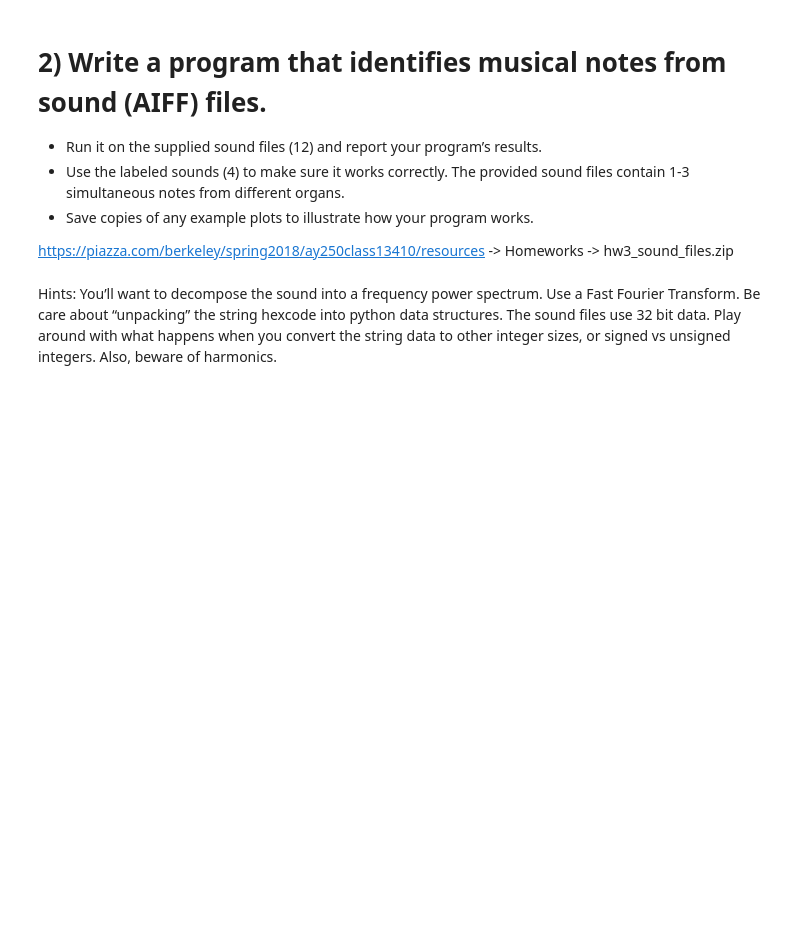
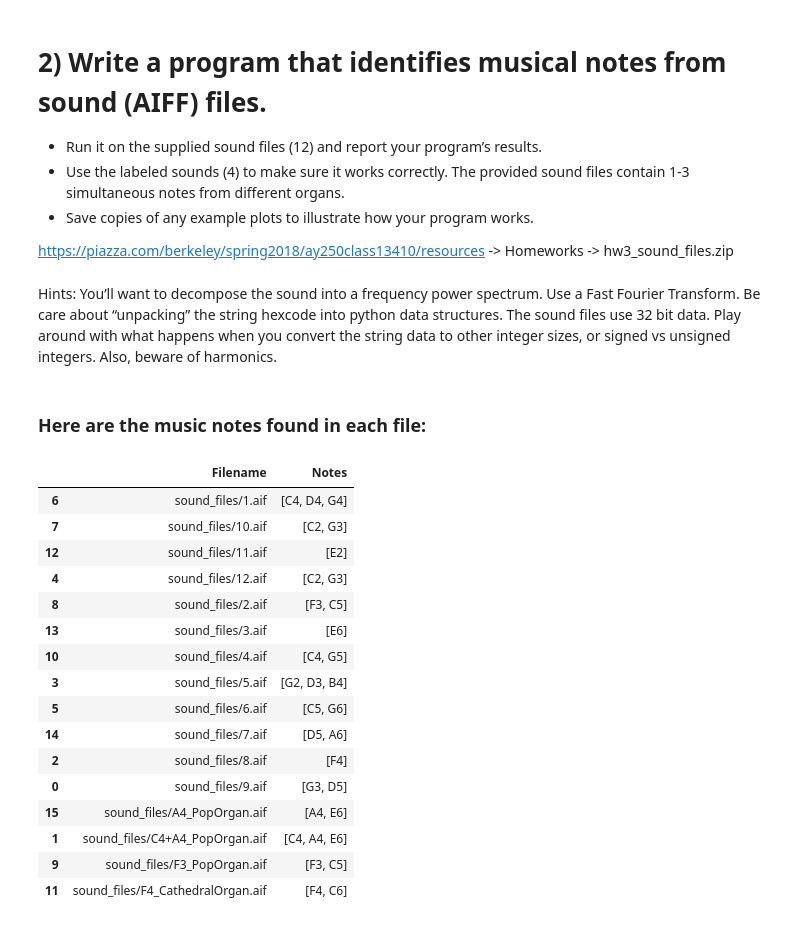
Before and after one commit to giangdip2410/watkins-ay250-s2018-hw, a Jupyter notebook: hw_3/hw_3_assignment.ipynb, the cells around one changed output. Drawn from its saved outputs; the diff is of its cells as text; code cells hidden in the pictures; blank space fills up the shorter version.

```diff
--- a/hw_3/hw_3_assignment.ipynb
+++ b/hw_3/hw_3_assignment.ipynb
@@ -346,0 +406,22 @@ Hints: You’ll want to decompose the sound into a frequency power spectrum. Use
+# %% [markdown]
+### Here are the music notes found in each file:
+# %%
+df.sort_values(by=["Filename"])
+# %% [output]
+|  | Filename | Notes |
+| 6 | sound_files/1.aif | [C4, D4, G4] |
+| 7 | sound_files/10.aif | [C2, G3] |
+| 12 | sound_files/11.aif | [E2] |
+| 4 | sound_files/12.aif | [C2, G3] |
+| 8 | sound_files/2.aif | [F3, C5] |
+| 13 | sound_files/3.aif | [E6] |
+| 10 | sound_files/4.aif | [C4, G5] |
+| 3 | sound_files/5.aif | [G2, D3, B4] |
+| 5 | sound_files/6.aif | [C5, G6] |
+| 14 | sound_files/7.aif | [D5, A6] |
+| 2 | sound_files/8.aif | [F4] |
+| 0 | sound_files/9.aif | [G3, D5] |
+| 15 | sound_files/A4_PopOrgan.aif | [A4, E6] |
+| 1 | sound_files/C4+A4_PopOrgan.aif | [C4, A4, E6] |
+| 9 | sound_files/F3_PopOrgan.aif | [F3, C5] |
+| 11 | sound_files/F4_CathedralOrgan.aif | [F4, C6] |
```
Also changed, not shown: parts of 9 cells of this notebook.
